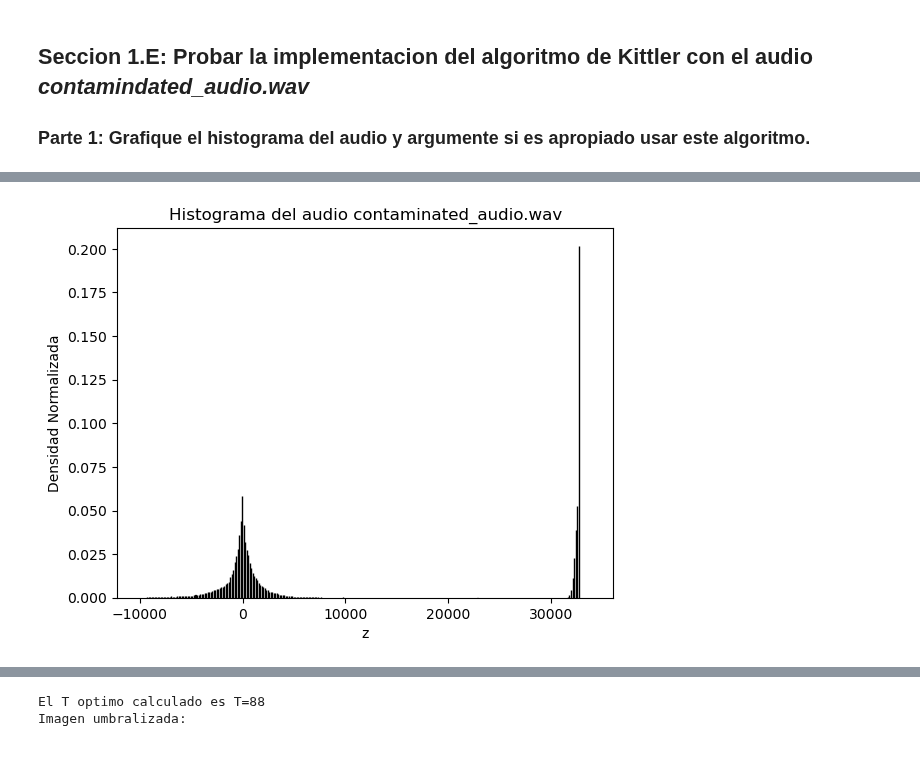
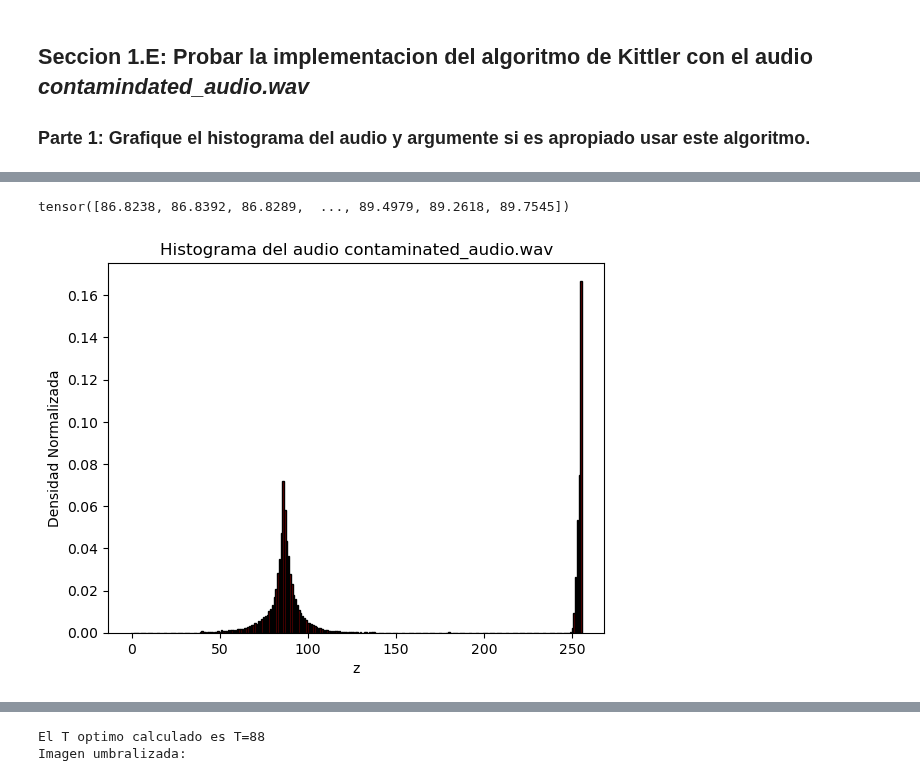
Before and after one commit to YoksanVC/TEC_DataScienceCert, a Jupyter notebook: Module_3_Estadistica_CienciaDatos/Trabajo_Practico_0_Kittler/Trabajo_Practico_0_Kittler.ipynb, the cells around one changed output, grey strips where cells are left out. Cells and saved outputs as stored; diff of their text form; code cells hidden in the pictures.

```diff
--- a/Module_3_Estadistica_CienciaDatos/Trabajo_Practico_0_Kittler/Trabajo_Practico_0_Kittler.ipynb
+++ b/Module_3_Estadistica_CienciaDatos/Trabajo_Practico_0_Kittler/Trabajo_Practico_0_Kittler.ipynb
@@ -27,6 +30,15 @@ ipytest.autoconfig()
 # %% [markdown]
 ## Funciones Generales
 # %%
+def _hide_seek(obj):
+    class _wrapper:
+        def __init__(self, obj):
+            self.obj = obj
+
+        def read(self, n):
+            return self.obj.read(n)
+    return _wrapper(obj)
+
 def importar_objecto(url,tipo = "i"):
     """
     Funcion para poder importar objectos de imagen o audio
@@ -39,8 +51,9 @@ def importar_objecto(url,tipo = "i"):
         imagen = Image.open(BytesIO(objecto_raw.content)).convert('L')
         return imagen
     if(tipo == "a"):
-        samplerate, data = wavfile.read(BytesIO(objecto_raw.content))
-        return samplerate, data
+        with requests.get(url, stream=True) as response:
+            waveform, sample_rate = torchaudio.load(_hide_seek(response.raw))
+        return sample_rate,waveform
 
 def plot_bar(bins, histogram, axis_x_label, axis_y_label, title):
     """Funcion para hacer el plot histogramas"""
@@ -322,11 +336,11 @@ Valor de J(T):
 # Importando el archivo de audio de GitHub
 url_audio = 'https://github.com/YoksanVC/TEC_DataScienceCert/raw/main/Module_3_Estadistica_CienciaDatos/Trabajo_Practico_0_Kittler/Documentos_Dropbox/input/contaminated_audio.wav'
 
-sample_rate,data = importar_objecto(url_audio,"a")
+audio_sample_rate,audio_waveform = importar_objecto(url_audio,"a")
 
 # Imprimiendo informacion importante del audio
-print(sample_rate)
-print(data.shape)
-print(len(data))
+print(audio_sample_rate)
+print(audio_waveform.shape)
+print(len(audio_waveform))
 # %% [output]
 16000
@@ -340,7 +376,14 @@ plt.show()
 # %%
 # Graficando el histograma del audio normalizado
-hist_audio, bins_audio = np.histogram(data, bins = 300, range=(-10000,34000))
+array_audio = audio_waveform.ravel()
+
+#Normalizando el arreglo
+array_audio = torch.tensor((array_audio - torch.min(array_audio))/(torch.max(array_audio)-torch.min(array_audio)))*255
+print(array_audio)
+
+hist_audio, bins_audio = np.histogram(array_audio, bins = 256, range=(0,256))
 hist_audio_norm = hist_audio/hist_audio.sum()
 plot_bar(bins_audio,hist_audio_norm,"z","Densidad Normalizada","Histograma del audio contaminated_audio.wav")
 # %% [output]
+tensor([86.8238, 86.8392, 86.8289,  ..., 89.4979, 89.2618, 89.7545])
-[figure, old version]
+[figure, new version]
```
Also changed, not shown: parts of 18 cells of this notebook.
